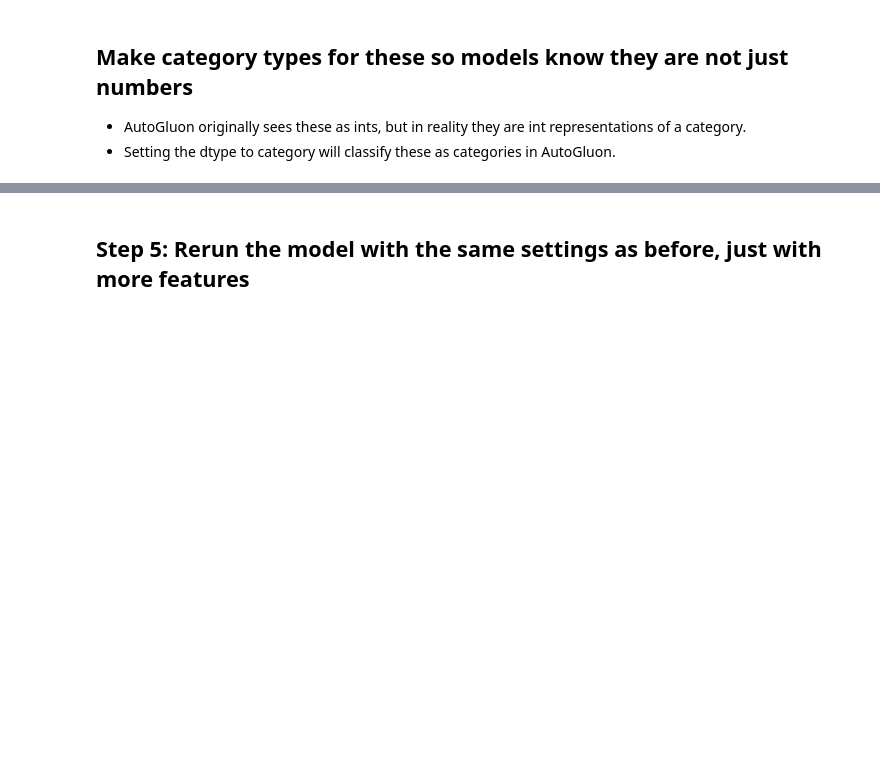
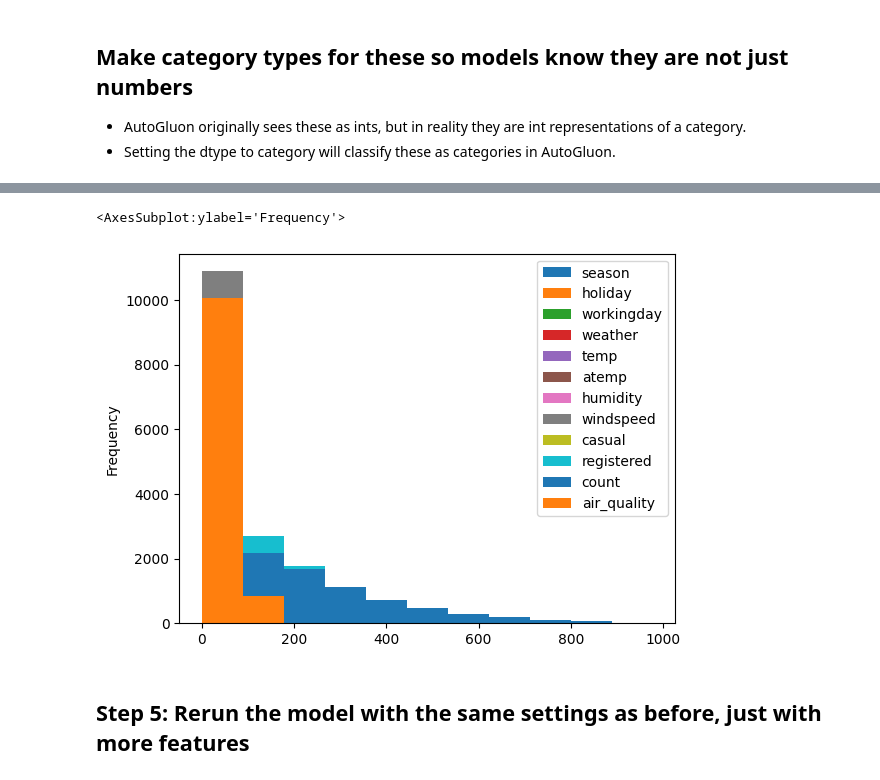
Before and after one commit to rafiulhc/bike-sharing-AutoML, a Jupyter notebook: project/project-template.ipynb, the cells around one changed output, grey strips where cells are left out. Saved outputs shown, nothing was run; the diff lists cells and outputs as text; code cells hidden in the pictures; blank space fills up the shorter version.

```diff
--- a/project/project-template.ipynb
+++ b/project/project-template.ipynb
@@ -222,4 +317,0 @@ train.?
-# %%
-# create a new feature
-train[?] = ?
-test[?] = ?
@@ -227,8 +339,3 @@ test[?] = ?
 ## Make category types for these so models know they are not just numbers
 * AutoGluon originally sees these as ints, but in reality they are int representations of a category.
 * Setting the dtype to category will classify these as categories in AutoGluon.
-# %%
-train["season"] = ?
-train["weather"] = ?
-test["season"] = ?
-test["weather"] = ?
@@ -238,5 +357,8 @@ train.head()
 # %%
 # View histogram of all features again now with the hour feature
-train.?
+train.plot.hist(bins=11)
+# %% [output]
+<AxesSubplot:ylabel='Frequency'>
+[figure, added]
 # %% [markdown]
 ## Step 5: Rerun the model with the same settings as before, just with more features
```
Also changed, not shown: parts of 42 cells of this notebook, 6 other files.
